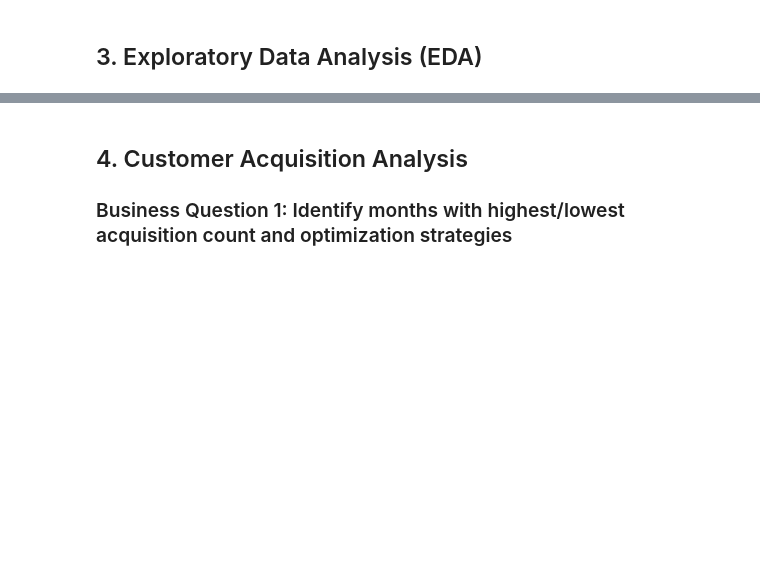
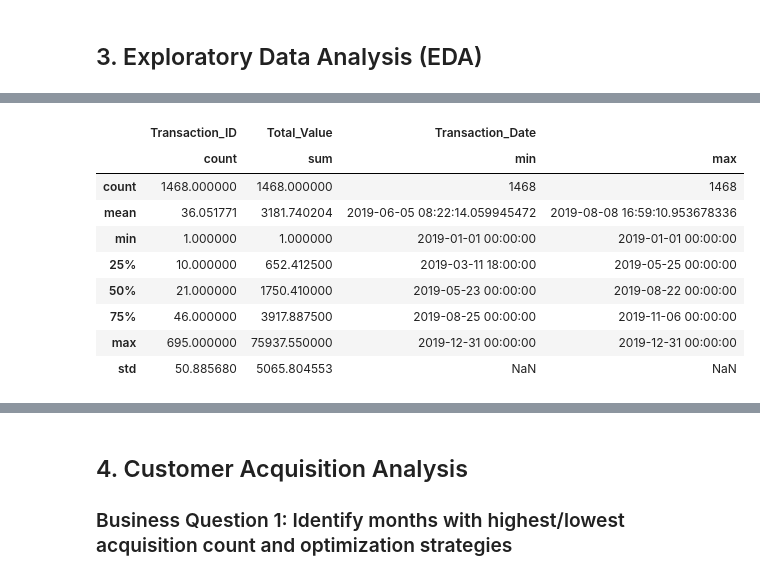
Before and after one commit to Shivappa/AIML, a Jupyter notebook: AI-Business-Case-Study-1/Ecommerce_Marketing_Sales_Analysis.ipynb, the cells around one changed output, grey strips where cells are left out. Cells and saved outputs as stored; diff of their text form; code cells hidden in the pictures; blank space fills up the shorter version.

```diff
--- a/AI-Business-Case-Study-1/Ecommerce_Marketing_Sales_Analysis.ipynb
+++ b/AI-Business-Case-Study-1/Ecommerce_Marketing_Sales_Analysis.ipynb
@@ -53,23 +55,8 @@ print("Libraries imported successfully!")
 # %%
-# Load all datasets
-try:
-    # Load Excel files
-    customers_data = pd.read_excel('CustomersData.xlsx')
-    tax_amount = pd.read_excel('Tax_amount.xlsx')
+## Load all the data files
+customers_data = pd.read_excel('CustomersData.xlsx')
+tax_amount = pd.read_excel('Tax_amount.xlsx')
 
-    # Load CSV files
-    marketing_spend = pd.read_csv('Marketing_Spend.csv')
-    discount_coupon = pd.read_csv('Discount_Coupon.csv')
-    online_sales = pd.read_csv('Online_Sales.csv')
-
-    print("✅ All datasets loaded successfully!")
-    print("\nDataset shapes:")
-    print(f"Customers Data: {customers_data.shape}")
-    print(f"Online Sales: {online_sales.shape}")
-    print(f"Marketing Spend: {marketing_spend.shape}")
-    print(f"Discount Coupon: {discount_coupon.shape}")
-    print(f"Tax Amount: {tax_amount.shape}")
-
-except Exception as e:
-    print(f"❌ Error loading datasets: {e}")
-    print("Please ensure all dataset files are in the current directory")
+marketing_spend = pd.read_csv('Marketing_Spend.csv')
+discount_coupon = pd.read_csv('Discount_Coupon.csv')
+online_sales = pd.read_csv('Online_Sales.csv')
@@ -137,3 +177,23 @@ print(f"📅 Date range: {online_sales['Transaction_Date'].min()} to {online_sal
+# %%
+customer_stats = online_sales.groupby('CustomerID').agg(
+    {
+        'Transaction_ID': 'count',
+        'Total_Value':'sum',
+        'Transaction_Date': ['min', 'max']
+    }
+)
+customer_stats.describe()
+# %% [output]
+|  | Transaction_ID | Total_Value | Transaction_Date |  |
+|  | count | sum | min | max |
+| count | 1468.000000 | 1468.000000 | 1468 | 1468 |
+| mean | 36.051771 | 3181.740204 | 2019-06-05 08:22:14.059945472 | 2019-08-08 16:59:10.953678336 |
+| min | 1.000000 | 1.000000 | 2019-01-01 00:00:00 | 2019-01-01 00:00:00 |
+| 25% | 10.000000 | 652.412500 | 2019-03-11 18:00:00 | 2019-05-25 00:00:00 |
+| 50% | 21.000000 | 1750.410000 | 2019-05-23 00:00:00 | 2019-08-22 00:00:00 |
+| 75% | 46.000000 | 3917.887500 | 2019-08-25 00:00:00 | 2019-11-06 00:00:00 |
+| max | 695.000000 | 75937.550000 | 2019-12-31 00:00:00 | 2019-12-31 00:00:00 |
+| std | 50.885680 | 5065.804553 | NaN | NaN |
 # %%
 # Basic EDA - Summary Statistics
 print("📈 EXPLORATORY DATA ANALYSIS")
```
Also changed, not shown: parts of 28 cells of this notebook.
